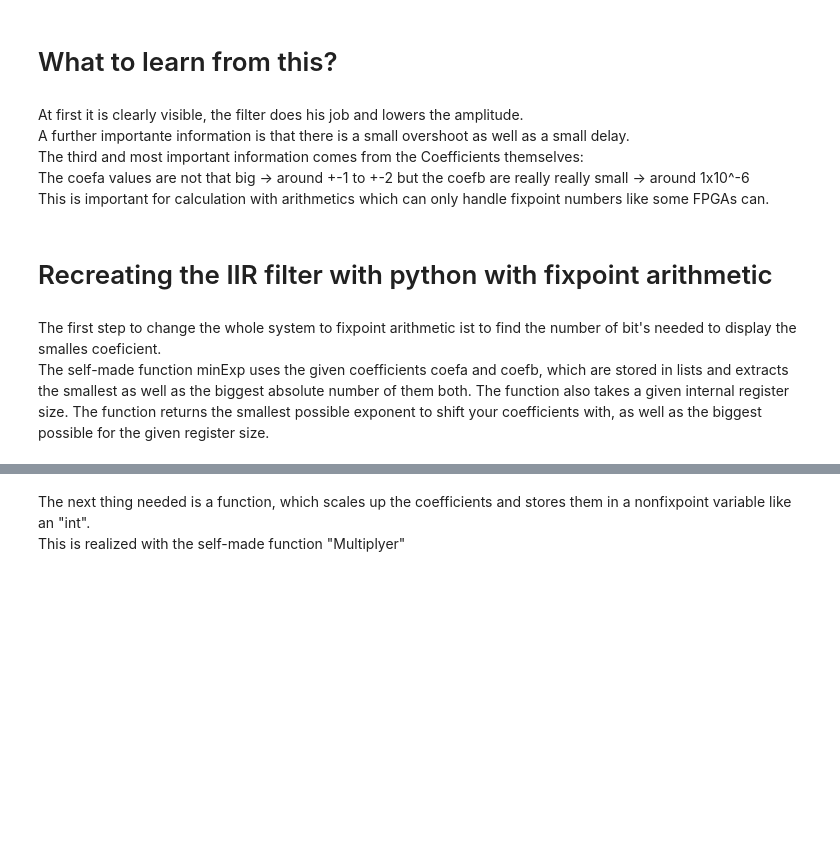
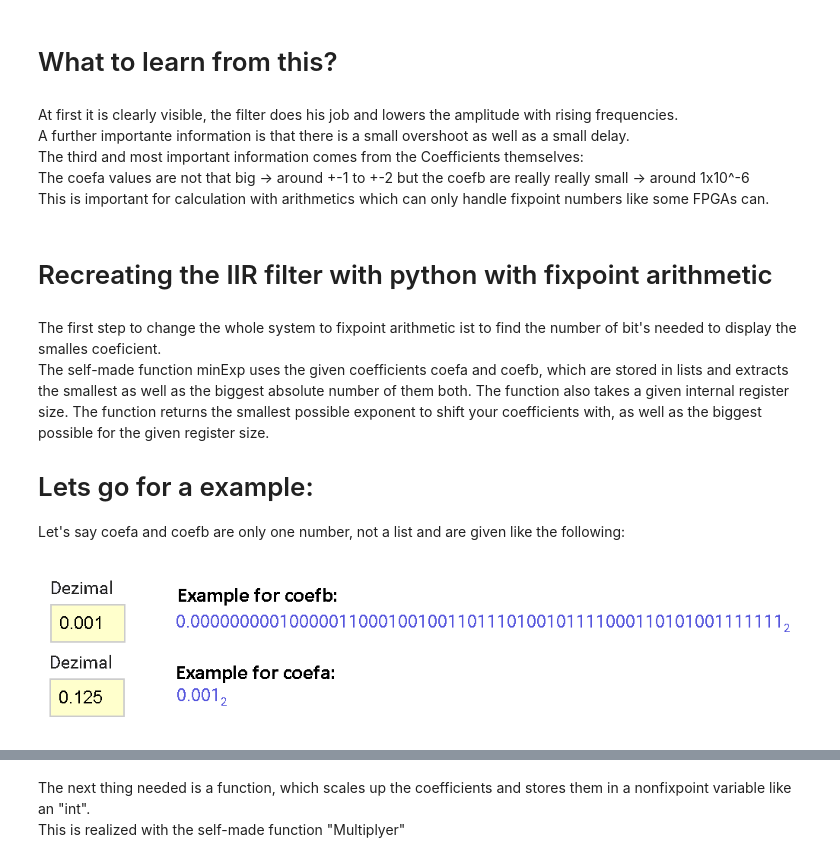
Before and after one commit to chipmuenk/dsp_nmigen, a Jupyter notebook: IIR Filter with NMigen tutorial.ipynb, the cells around one changed output, grey strips where cells are left out. Cells and saved outputs as stored; diff of their text form; code cells hidden in the pictures; blank space fills up the shorter version.

```diff
--- a/IIR Filter with NMigen tutorial.ipynb
+++ b/IIR Filter with NMigen tutorial.ipynb
@@ -163,7 +177,7 @@ Filter Coefs: coefa and coefb:
 # %% [markdown]
 # What to learn from this?
 # %% [markdown]
-At first it is clearly visible, the filter does his job and lowers the amplitude. <br>
+At first it is clearly visible, the filter does his job and lowers the amplitude with rising frequencies. <br>
 A further importante information is that there is a small overshoot as well as a small delay. <br>
 The third and most important information comes from the Coefficients themselves: <br>
 The coefa values are not that big -> around +-1 to +-2 but the coefb are really really small -> around 1x10^-6 <br>
@@ -172,4 +186,11 @@ This is important for calculation with arithmetics which can only handle fixpoin
 # Recreating the IIR filter with python with fixpoint arithmetic
 # %% [markdown]
 The first step to change the whole system to fixpoint arithmetic ist to find the number of bit's needed to display the smalles coeficient. <br>
-The self-made function minExp uses the given coefficients coefa and coefb, which are stored in lists and extracts the smallest as well as the biggest absolute number of them both. The function also takes a given internal register size. The function returns the smallest possible exponent to shift your coefficients with, as well as the biggest possible for the given register size.
+The self-made function minExp uses the given coefficients coefa and coefb, which are stored in lists and extracts the smallest as well as the biggest absolute number of them both. The function also takes a given internal register size. The function returns the smallest possible exponent to shift your coefficients with, as well as the biggest possible for the given register size.<br>
+# Lets go for a example:
+Let's say coefa and coefb are only one number, not a list and are given like the following: <br>
+# %%
+from IPython.display import Image
+Image("img/Example1.PNG")
+# %% [output]
+[figure, added]
```
Also changed, not shown: parts of 31 cells of this notebook.
